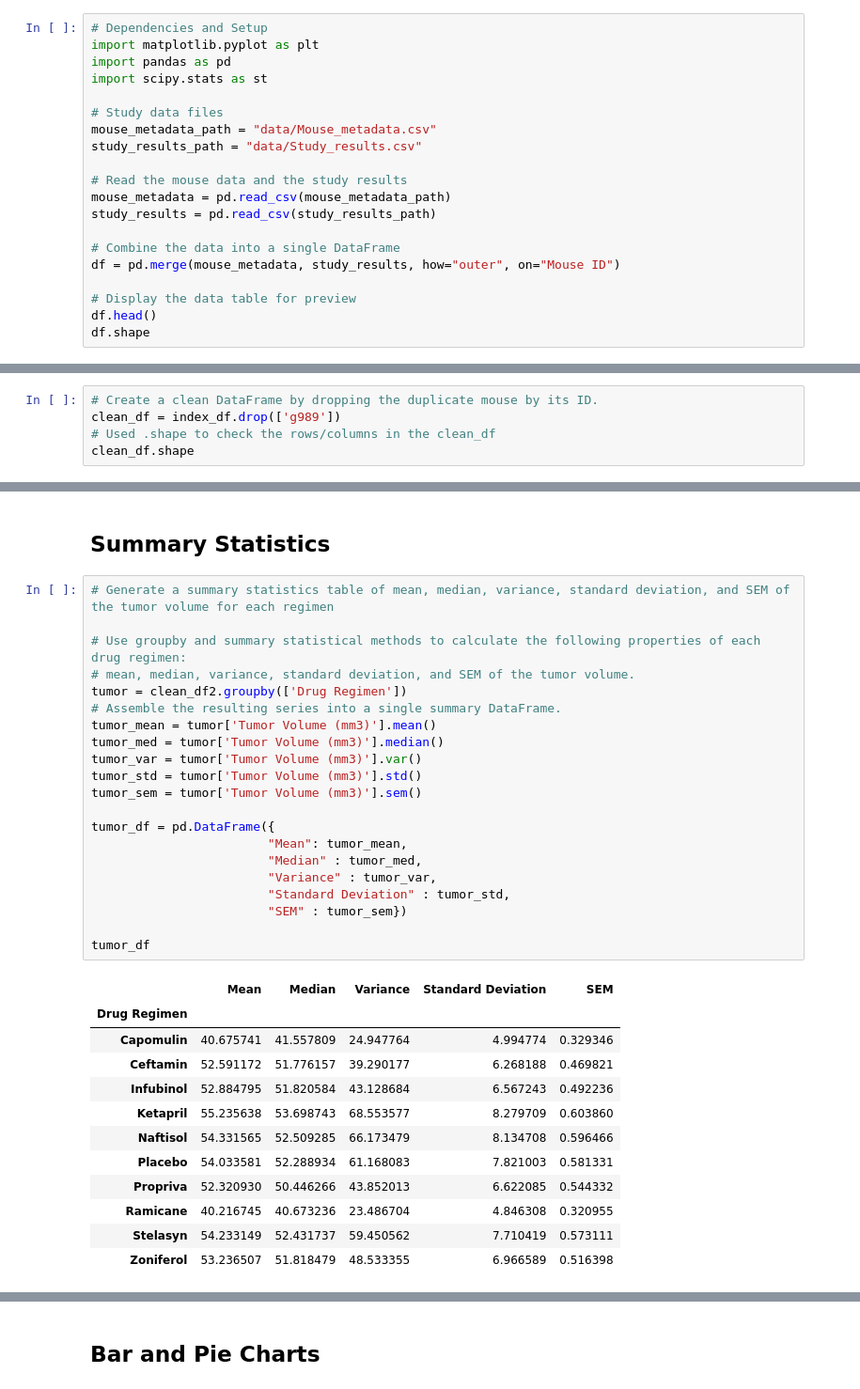
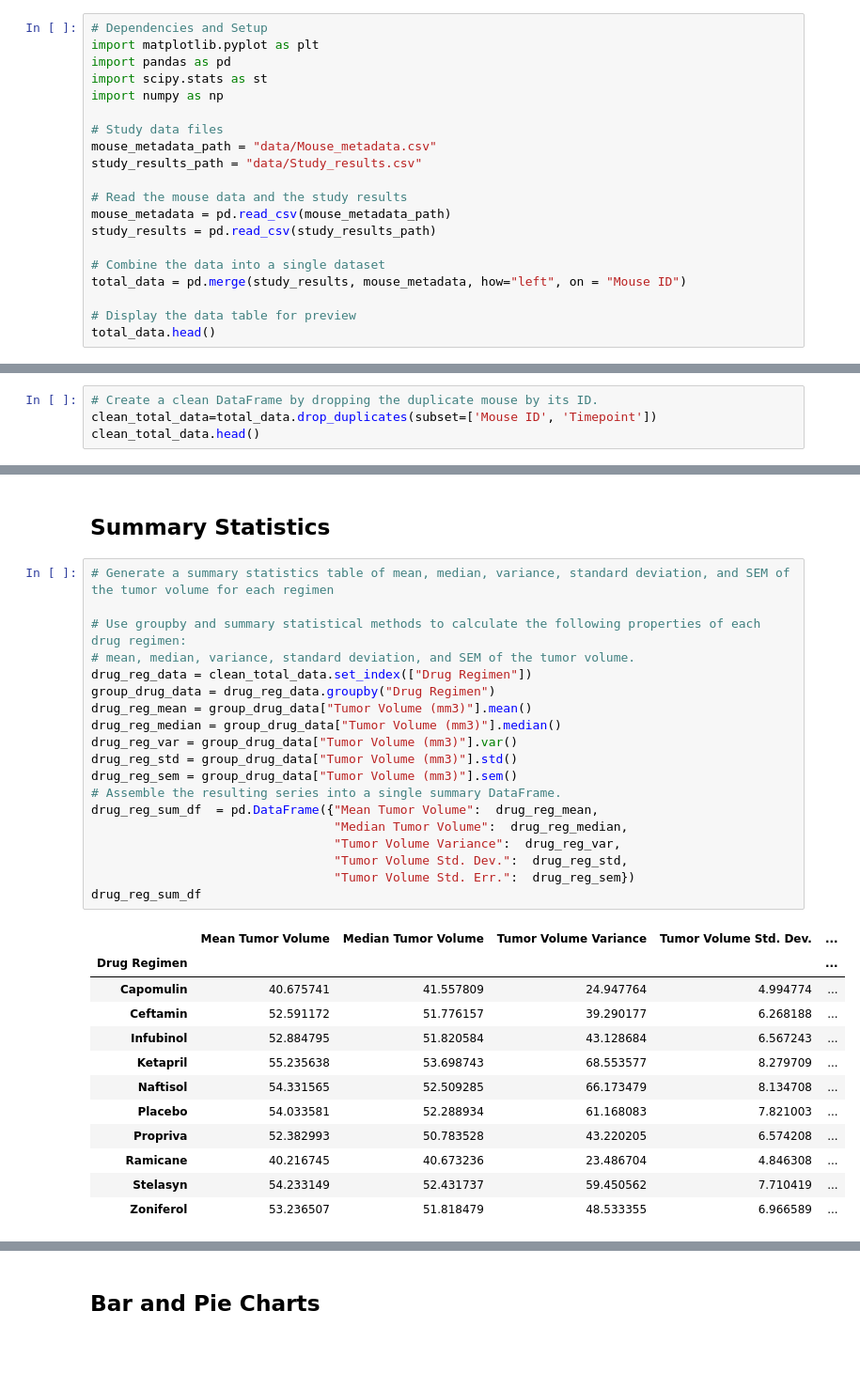
Before and after one commit to nyirumuhetog/Matplotlib, a Jupyter notebook: pymaceuticals_starter.ipynb, the cells around one changed output, grey strips where cells are left out. Shown at 94% size. Cells and saved outputs as stored; diff of their text form; blank space fills up the shorter version.

```diff
--- a/pymaceuticals_starter.ipynb
+++ b/pymaceuticals_starter.ipynb
@@ -10,6 +16,7 @@
 import matplotlib.pyplot as plt
 import pandas as pd
 import scipy.stats as st
+import numpy as np
 
 # Study data files
 mouse_metadata_path = "data/Mouse_metadata.csv"
@@ -19,10 +26,9 @@ study_results_path = "data/Study_results.csv"
 mouse_metadata = pd.read_csv(mouse_metadata_path)
 study_results = pd.read_csv(study_results_path)
 
-# Combine the data into a single DataFrame
-df = pd.merge(mouse_metadata, study_results, how="outer", on="Mouse ID")
+# Combine the data into a single dataset
+total_data = pd.merge(study_results, mouse_metadata, how="left", on = "Mouse ID")
 
 # Display the data table for preview
-df.head()
-df.shape
+total_data.head()
 # %% [output]
@@ -67,5 +74,4 @@ index_df.loc['g989']
 # %%
 # Create a clean DataFrame by dropping the duplicate mouse by its ID.
-clean_df = index_df.drop(['g989'])
-# Used .shape to check the rows/columns in the clean_df
-clean_df.shape
+clean_total_data=total_data.drop_duplicates(subset=['Mouse ID', 'Timepoint'])
+clean_total_data.head()
@@ -94,35 +96,33 @@ Name: Mouse ID, Length: 248, dtype: int64
 # %%
 # Generate a summary statistics table of mean, median, variance, standard deviation, and SEM of the tumor volume for each regimen
 
 # Use groupby and summary statistical methods to calculate the following properties of each drug regimen:
 # mean, median, variance, standard deviation, and SEM of the tumor volume.
-tumor = clean_df2.groupby(['Drug Regimen'])
+drug_reg_data = clean_total_data.set_index(["Drug Regimen"])
+group_drug_data = drug_reg_data.groupby("Drug Regimen")
+drug_reg_mean = group_drug_data["Tumor Volume (mm3)"].mean()
+drug_reg_median = group_drug_data["Tumor Volume (mm3)"].median()
+drug_reg_var = group_drug_data["Tumor Volume (mm3)"].var()
+drug_reg_std = group_drug_data["Tumor Volume (mm3)"].std()
+drug_reg_sem = group_drug_data["Tumor Volume (mm3)"].sem()
 # Assemble the resulting series into a single summary DataFrame.
-tumor_mean = tumor['Tumor Volume (mm3)'].mean()
-tumor_med = tumor['Tumor Volume (mm3)'].median()
-tumor_var = tumor['Tumor Volume (mm3)'].var()
-tumor_std = tumor['Tumor Volume (mm3)'].std()
-tumor_sem = tumor['Tumor Volume (mm3)'].sem()
-
-tumor_df = pd.DataFrame({
-                        "Mean": tumor_mean,
-                        "Median" : tumor_med,
-                        "Variance" : tumor_var,
-                        "Standard Deviation" : tumor_std,
-                        "SEM" : tumor_sem})
-
-tumor_df
+drug_reg_sum_df  = pd.DataFrame({"Mean Tumor Volume":  drug_reg_mean,
+                                 "Median Tumor Volume":  drug_reg_median,
+                                 "Tumor Volume Variance":  drug_reg_var,
+                                 "Tumor Volume Std. Dev.":  drug_reg_std,
+                                 "Tumor Volume Std. Err.":  drug_reg_sem})
+drug_reg_sum_df
 # %% [output]
-|  | Mean | Median | Variance | Standard Deviation | SEM |
-| Drug Regimen |  |  |  |  |  |
-| Capomulin | 40.675741 | 41.557809 | 24.947764 | 4.994774 | 0.329346 |
-| Ceftamin | 52.591172 | 51.776157 | 39.290177 | 6.268188 | 0.469821 |
-| Infubinol | 52.884795 | 51.820584 | 43.128684 | 6.567243 | 0.492236 |
-| Ketapril | 55.235638 | 53.698743 | 68.553577 | 8.279709 | 0.603860 |
-| Naftisol | 54.331565 | 52.509285 | 66.173479 | 8.134708 | 0.596466 |
-| Placebo | 54.033581 | 52.288934 | 61.168083 | 7.821003 | 0.581331 |
-| Propriva | 52.320930 | 50.446266 | 43.852013 | 6.622085 | 0.544332 |
-| Ramicane | 40.216745 | 40.673236 | 23.486704 | 4.846308 | 0.320955 |
-| Stelasyn | 54.233149 | 52.431737 | 59.450562 | 7.710419 | 0.573111 |
-| Zoniferol | 53.236507 | 51.818479 | 48.533355 | 6.966589 | 0.516398 |
+|  | Mean Tumor Volume | Median Tumor Volume | Tumor Volume Variance | Tumor Volume Std. Dev. | ... |
+| Drug Regimen |  |  |  |  | ... |
+| Capomulin | 40.675741 | 41.557809 | 24.947764 | 4.994774 | ... |
+| Ceftamin | 52.591172 | 51.776157 | 39.290177 | 6.268188 | ... |
+| Infubinol | 52.884795 | 51.820584 | 43.128684 | 6.567243 | ... |
+| Ketapril | 55.235638 | 53.698743 | 68.553577 | 8.279709 | ... |
+| Naftisol | 54.331565 | 52.509285 | 66.173479 | 8.134708 | ... |
+| Placebo | 54.033581 | 52.288934 | 61.168083 | 7.821003 | ... |
+| Propriva | 52.382993 | 50.783528 | 43.220205 | 6.574208 | ... |
+| Ramicane | 40.216745 | 40.673236 | 23.486704 | 4.846308 | ... |
+| Stelasyn | 54.233149 | 52.431737 | 59.450562 | 7.710419 | ... |
+| Zoniferol | 53.236507 | 51.818479 | 48.533355 | 6.966589 | ... |
 # %%
```
Also changed, not shown: parts of 25 cells of this notebook.
